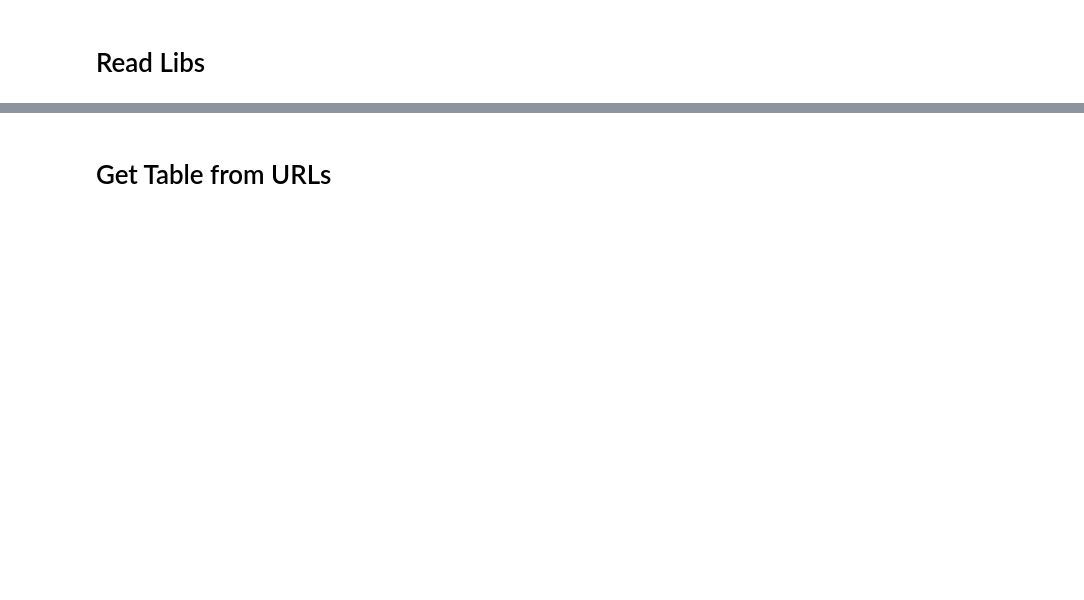
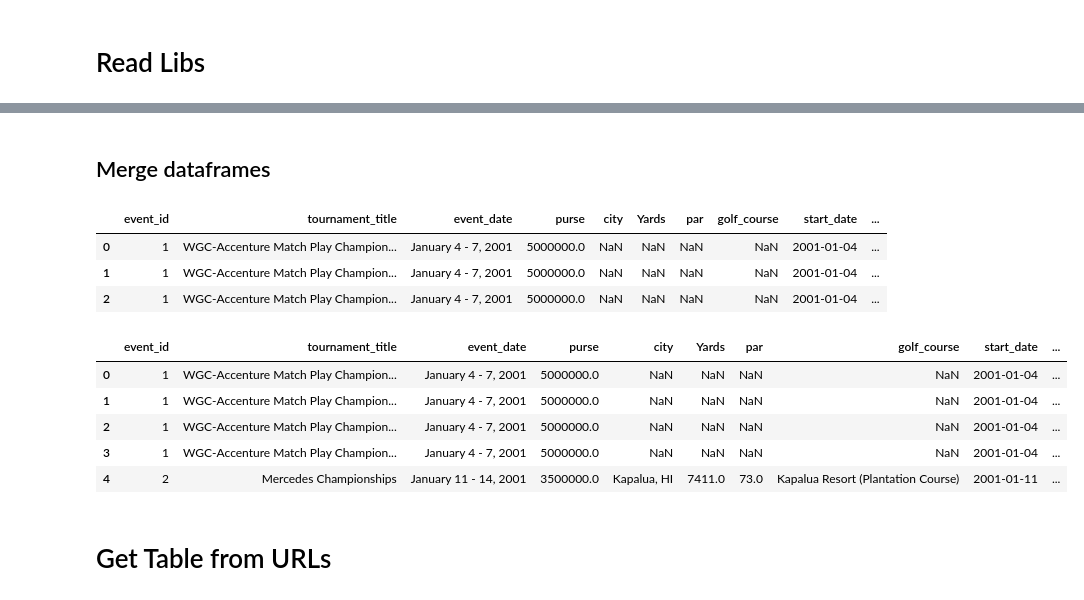
Before and after one commit to mishaun/PGA-Golf-Scores-vs.-Weather, a Jupyter notebook: scripts/2.2 Get Weather Data - Hourly Weather .ipynb, the cells around one changed output, grey strips where cells are left out. Saved outputs shown, nothing was run; the diff lists cells and outputs as text; code cells hidden in the pictures; blank space fills up the shorter version.

```diff
--- a/scripts/2.2 Get Weather Data - Hourly Weather .ipynb
+++ b/scripts/2.2 Get Weather Data - Hourly Weather .ipynb
@@ -42,2 +131,39 @@ df_unique_cities.to_csv(f'{output_path}/{timestamp_run}/weather_city_base_urls.c
+# %%
+# create a column for the round of the tournament
+df_tournament_details['round'] = df_tournament_details.groupby('event_id').cumcount() + 1
+# %% [markdown]
+## Merge dataframes
+# %%
+df_merged_tournament_weather = pd.merge(df_tournament_details, df_weather_urls, left_on="city", right_on="City", how='left')
+# %%
+def get_url_weather_date(base_url, date):
+    """
+    creates a url for the weather for a specific date
+    """
+    try:
+        match_date = re.findall("\d{4}-\d{1,2}-\d{1,2}", base_url)[0]
+
+        return base_url.replace(match_date, date)
+    except:
+        return None
+# %%
+df_merged_tournament_weather.head(3)
+# %% [output]
+|  | event_id | tournament_title | event_date | purse | city | Yards | par | golf_course | start_date | ... |
+| 0 | 1 | WGC-Accenture Match Play Champion... | January 4 - 7, 2001 | 5000000.0 | NaN | NaN | NaN | NaN | 2001-01-04 | ... |
+| 1 | 1 | WGC-Accenture Match Play Champion... | January 4 - 7, 2001 | 5000000.0 | NaN | NaN | NaN | NaN | 2001-01-04 | ... |
+| 2 | 1 | WGC-Accenture Match Play Champion... | January 4 - 7, 2001 | 5000000.0 | NaN | NaN | NaN | NaN | 2001-01-04 | ... |
+# %%
+df_merged_tournament_weather['weather_url'] = df_merged_tournament_weather\
+    .apply(lambda x: get_url_weather_date(x['base_url'], x['round_dates']), axis=1)
+# %%
+df_merged_tournament_weather.head(5)
+# %% [output]
+|  | event_id | tournament_title | event_date | purse | city | Yards | par | golf_course | start_date | ... |
+| 0 | 1 | WGC-Accenture Match Play Champion... | January 4 - 7, 2001 | 5000000.0 | NaN | NaN | NaN | NaN | 2001-01-04 | ... |
+| 1 | 1 | WGC-Accenture Match Play Champion... | January 4 - 7, 2001 | 5000000.0 | NaN | NaN | NaN | NaN | 2001-01-04 | ... |
+| 2 | 1 | WGC-Accenture Match Play Champion... | January 4 - 7, 2001 | 5000000.0 | NaN | NaN | NaN | NaN | 2001-01-04 | ... |
+| 3 | 1 | WGC-Accenture Match Play Champion... | January 4 - 7, 2001 | 5000000.0 | NaN | NaN | NaN | NaN | 2001-01-04 | ... |
+| 4 | 2 | Mercedes Championships | January 11 - 14, 2001 | 3500000.0 | Kapalua, HI | 7411.0 | 73.0 | Kapalua Resort (Plantation Course) | 2001-01-11 | ... |
 # %% [markdown]
 # Get Table from URLs
```
Also changed, not shown: parts of 19 cells of this notebook, 3 other files.
